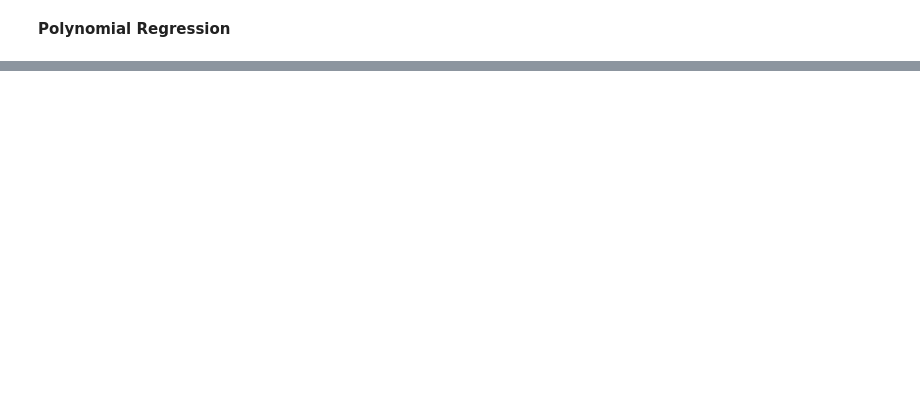
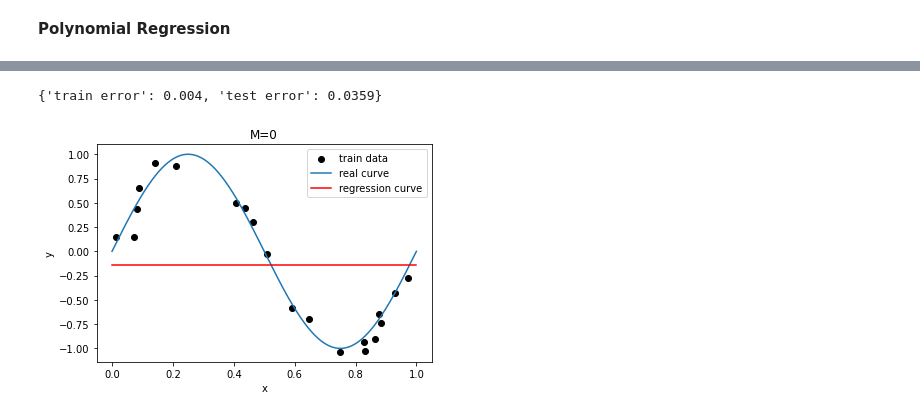
Before and after one commit to SXUSongJH/SXUSongJH.github.io, a Jupyter notebook: Code/Machine Learn/1.Introduction.ipynb, the cells around one changed output, grey strips where cells are left out. Drawn from its saved outputs; the diff is of its cells as text; code cells hidden in the pictures; blank space fills up the shorter version.

```diff
--- a/Code/Machine Learn/1.Introduction.ipynb
+++ b/Code/Machine Learn/1.Introduction.ipynb
@@ -40,0 +42,13 @@ plt.legend()
+# %%
+# Ploy-regression
+def ployreg(M):
+    global train_data
+    x = train_data["x"].values
+    X = np.ones((len(x),M+1))
+    for i in range(M):
+        X[:,i+1]=np.power(x,i+1)
+    y = train_data["y"].values
+    X_T = np.transpose(X)
+    X_TX = np.dot(X_T,X)
+    w = np.dot(np.linalg.inv(X_TX),np.dot(X_T,y))
+    return w.round(4)
@@ -40,0 +80,28 @@ plt.legend()
+# %%
+calerror(10)
+# %% [output]
+{'train error': 0.004, 'test error': 0.0359}
+# %%
+# draw regression curve
+def regcurve(M):
+    global train_data
+    # Tradin data scatter plot
+    plt.scatter(train_data["x"],train_data["y"],marker="o",c="black",label="train data")
+    # real line
+    x_points = np.linspace(0,1,1000)
+    plt.plot(x_points,real_func(x_points),label="real curve")
+    # regression curve
+    w = ployreg(M)
+    X_points = np.ones((len(x_points),M+1))
+    for i in range(M):
+        X_points[:,i+1] = np.power(x_points,i+1)
+    y_points = np.dot(X_points,w)
+    plt.plot(x_points,y_points,c="red",label="regression curve")
+    plt.xlabel("x")
+    plt.ylabel("y")
+    plt.title(f"M={M}")
+    plt.legend()
+# %%
+regcurve(0)
+# %% [output]
+[figure, added]
```
Also changed, not shown: parts of 3 cells of this notebook, 34 other files.
